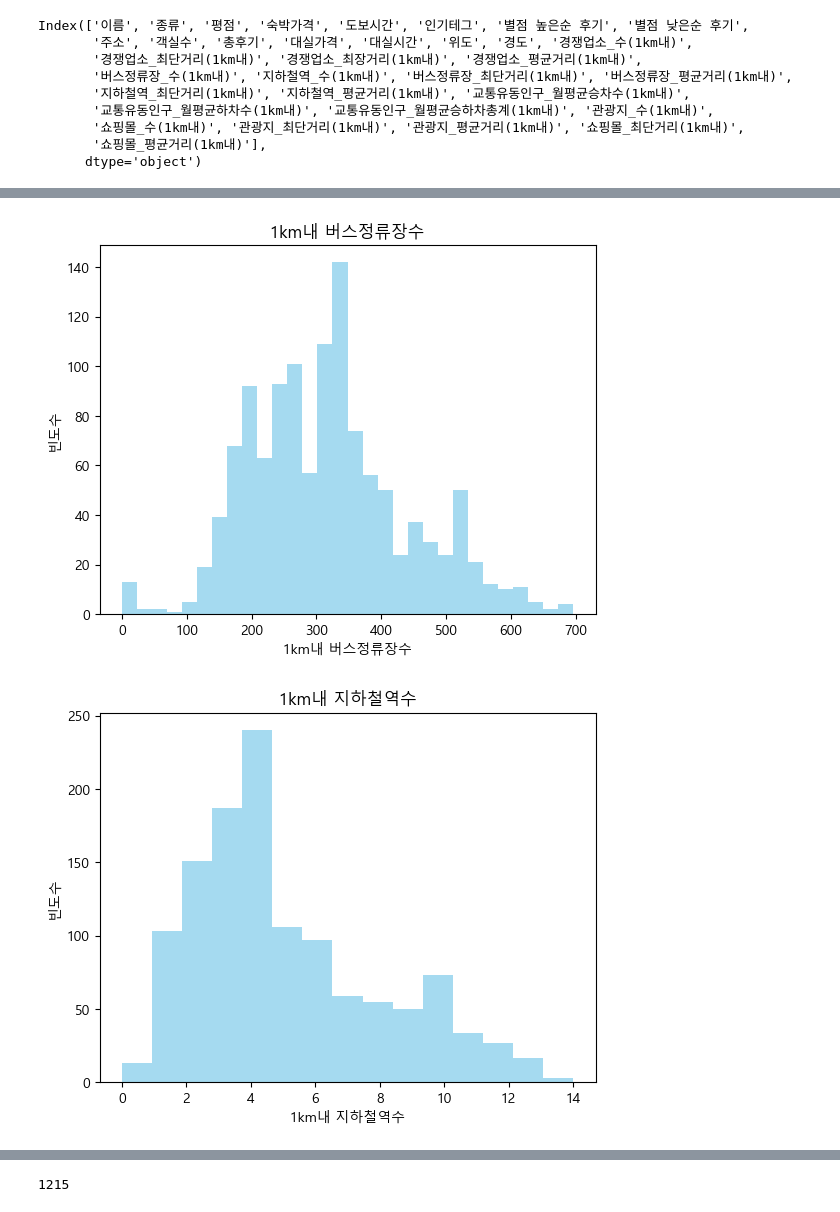
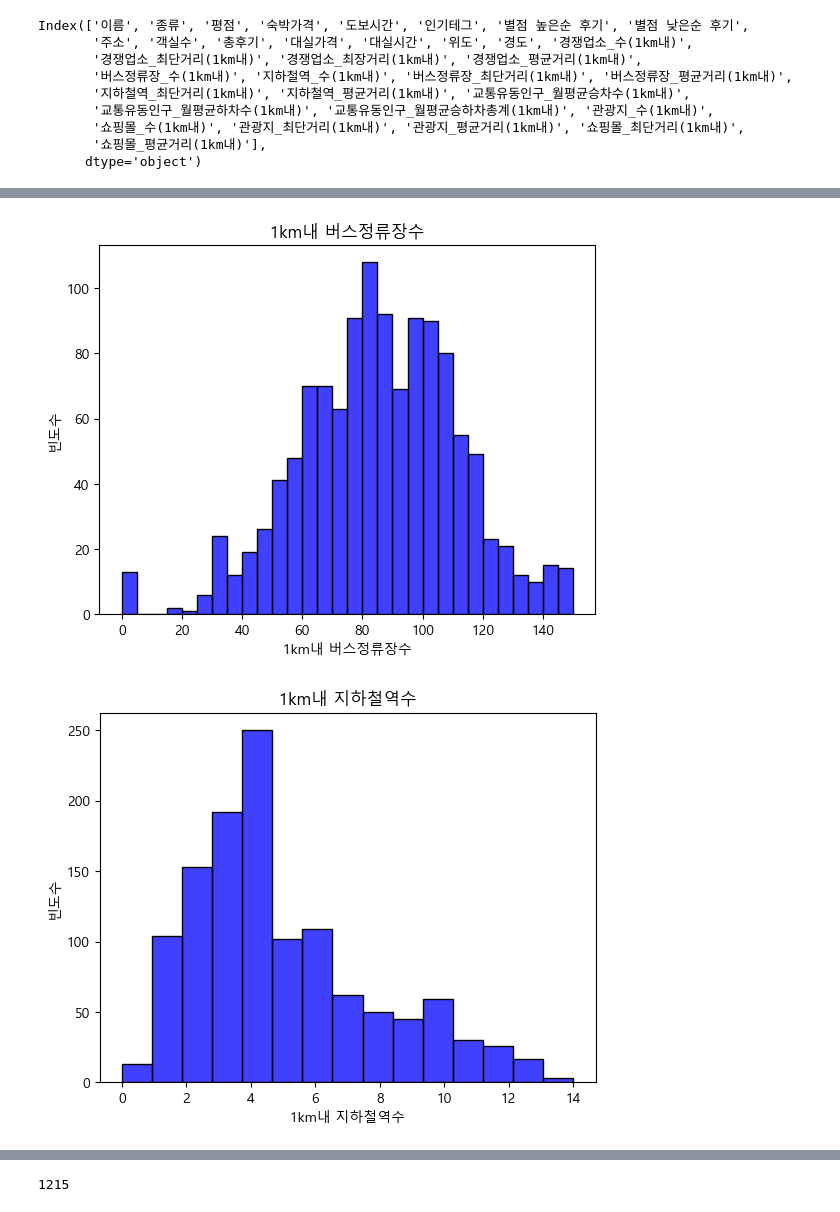
Before and after one commit to sdkim96/Login_project, a Jupyter notebook: Data_analysis_visualization/Hotel_histogram&selection.ipynb, the cells around one changed output, grey strips where cells are left out. Drawn from its saved outputs; the diff is of its cells as text; code cells hidden in the pictures.

```diff
--- a/Data_analysis_visualization/Hotel_histogram&selection.ipynb
+++ b/Data_analysis_visualization/Hotel_histogram&selection.ipynb
@@ -9,7 +9,7 @@ from matplotlib import font_manager, rc
 mpl.rcParams['axes.unicode_minus'] = False
 plt.rc('font', family='Malgun Gothic')
 # %%
-df = pd.read_excel('./숙소위치기반_교통_관광_통계정보.xlsx')
+df = pd.read_excel('./숙소위치기반_교통_관광_통계정보_final.xlsx')
 # %%
 df
 # %% [output]
@@ -58,17 +58,17 @@ plt.show()
 # %%
-sns.histplot(df['버스정류장_수(1km내)'], bins=30, kde=False, color='skyblue', edgecolor='none')
+sns.histplot(df['버스정류장_수(1km내)'], bins=30, kde=False, color='blue', edgecolor='black')
 plt.xlabel('1km내 버스정류장수')
 plt.ylabel('빈도수')
 plt.title('1km내 버스정류장수')
 plt.show()
 # %% [output]
-[figure, old version]
+[figure, new version]
 # %%
-sns.histplot(df['지하철역_수(1km내)'], bins=15, kde=False, color='skyblue', edgecolor='none')
+sns.histplot(df['지하철역_수(1km내)'], bins=15, kde=False, color='blue', edgecolor='black')
 plt.xlabel('1km내 지하철역수')
 plt.ylabel('빈도수')
 plt.title('1km내 지하철역수')
 plt.show()
 # %% [output]
-[figure, old version]
+[figure, new version]
 # %%
```
Also changed, not shown: parts of 14 cells of this notebook, 1 other file.
